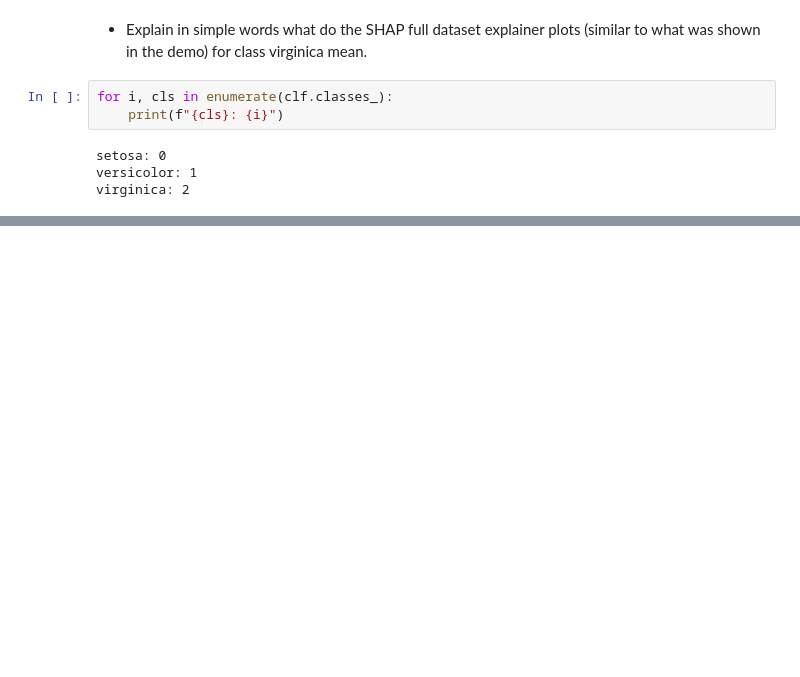
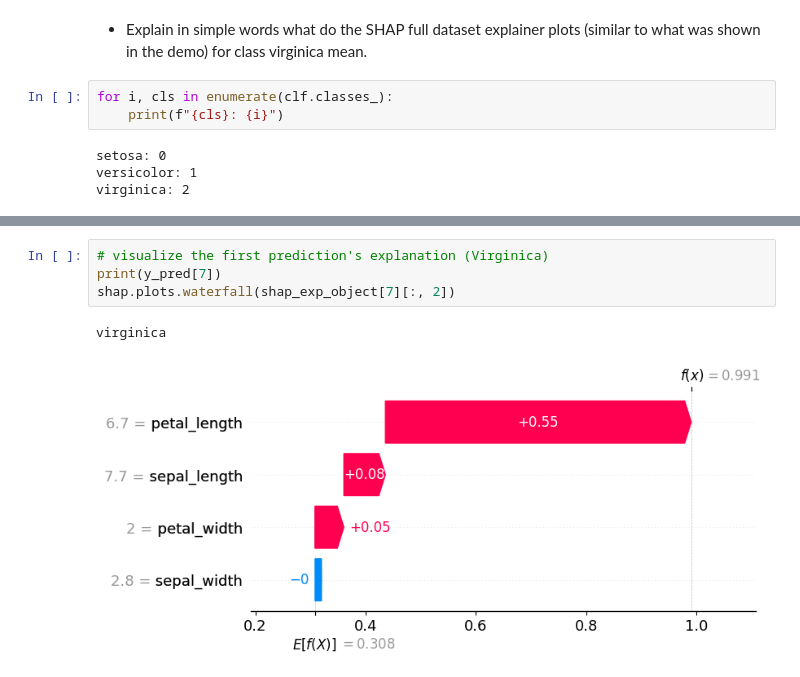
Before and after one commit to ganeshbmc/MLOps_1, a Jupyter notebook: bias_explainability_demo/ga9_mlops.ipynb, the cells around one changed output, grey strips where cells are left out. Drawn from its saved outputs; the diff is of its cells as text; blank space fills up the shorter version.

```diff
--- a/bias_explainability_demo/ga9_mlops.ipynb
+++ b/bias_explainability_demo/ga9_mlops.ipynb
@@ -262,0 +421,7 @@ array([[[-0.01068946,  0.02400673, -0.01331726],
+# %%
+# visualize the first prediction's explanation (Virginica)
+print(y_pred[7])
+shap.plots.waterfall(shap_exp_object[7][:, 2])
+# %% [output]
+virginica
+[figure, added]
```
Also changed, not shown: parts of 50 cells of this notebook, 1 other file.
